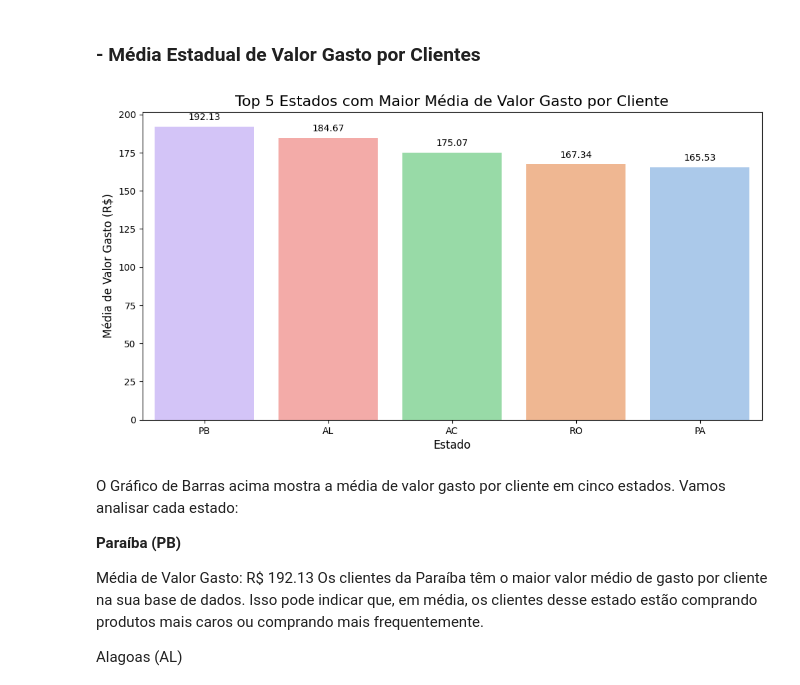
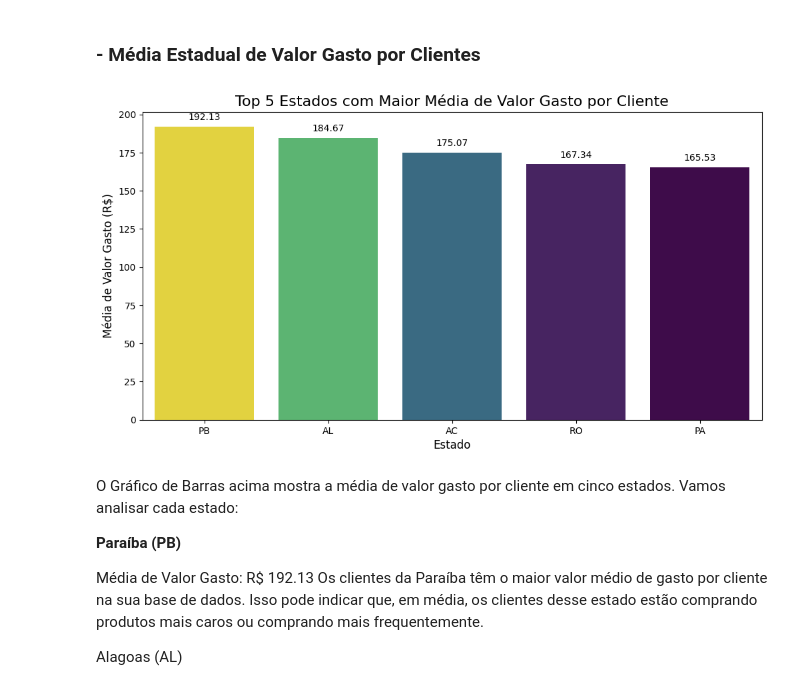
Before and after one commit to reprograma/on33-python-s14-analise-de-dados, a Jupyter notebook: Carolyne-Oliveira/para-casa/Analise_Olist.ipynb, the cells around one changed output. Cells and saved outputs as stored; diff of their text form; code cells hidden in the pictures.

```diff
--- a/Carolyne-Oliveira/para-casa/Analise_Olist.ipynb
+++ b/Carolyne-Oliveira/para-casa/Analise_Olist.ipynb
@@ -703,3 +697,12 @@ AttributeError: Can only use .dt accessor with datetimelike values
+# %%
+# Converta a coluna 'reference_date' para o formato datetime
+df_vendas_olist["reference_date"] = pd.to_datetime(df_vendas_olist["reference_date"])
+
+# Calcule o dia da semana (número de 0 a 6, onde 0 = segunda-feira)
+df_vendas_olist["day_of_week"] = df_vendas_olist["reference_date"].dt.dayofweek
+
+# Obtenha o nome do dia da semana
+df_vendas_olist["day_name"] = df_vendas_olist["reference_date"].dt.day_name()
 # %%
 #Tabela
 df_vendas_olist[(df_vendas_olist.reference_date >= "2018-01-01") & (df_vendas_olist.reference_date <= "2018-03-01")].sort_values("reference_date")[["reference_date", "day_of_week", "day_name"]].drop_duplicates()
@@ -1160,7 +1161,7 @@ top3_estados = clientes_por_estado.head(3)
 
 # Plotando o gráfico de barras
 plt.figure(figsize=(10, 6))
-ax = sns.barplot(x=top3_estados.index, y=top3_estados.values, hue=top3_estados.index, palette='pastel', legend=False)
+ax = sns.barplot(x=top3_estados.index, y=top3_estados.values, hue=top3_estados.index, palette='viridis', legend=False)
 
 # Adicionando rótulos às barras
 for p in ax.patches:
@@ -1196,7 +1197,7 @@ top3_estados = clientes_por_estado.head(3)
 
 # Plotando o gráfico de barras
 plt.figure(figsize=(10, 6))
-ax = sns.barplot(x=top3_estados.index, y=top3_estados.values, hue=top3_estados.index, palette='pastel', legend=False)
+ax = sns.barplot(x=top3_estados.index, y=top3_estados.values, hue=top3_estados.index, palette='viridis', legend=False)
 
 # Adicionando rótulos às barras
 for p in ax.patches:
@@ -1231,7 +1232,7 @@ produtos_por_categoria = produtos_por_categoria.sort_values(by='Quantidade Vendi
 
 # Plotando a distribuição por categoria (gráfico de barras)
 plt.figure(figsize=(15, 6))
-ax = sns.barplot(x='Quantidade Vendida', y='Categoria', data=produtos_por_categoria.head(10), hue='Categoria', palette='pastel')
+ax = sns.barplot(x='Quantidade Vendida', y='Categoria', data=produtos_por_categoria.head(10), hue='Categoria', palette='viridis')
 
 # Adicionando rótulos às barras
 for p in ax.patches:
@@ -1275,33 +1276,33 @@ Automotivo (4.140 unidades vendidas): A categoria automotiva reflete a compra de
 # %%
 # Verificar a média
 media_por_estado = df_vendas_olist.groupby('customer_state')['price'].mean().reset_index()
 media_por_estado.columns = ['Estado', 'Média de Valor Gasto']
 
 # Ordenando os estados pela maior média de valor gasto
 media_por_estado = media_por_estado.sort_values(by='Média de Valor Gasto', ascending=False)
 
 # Selecionando os cinco estados com a maior média de valor gasto
 top5_estados = media_por_estado.head(5)
 
 # Plotando o gráfico de barras
 plt.figure(figsize=(12, 6))
-ax = sns.barplot(x='Estado', y='Média de Valor Gasto', data=top5_estados, hue='Média de Valor Gasto', palette='pastel', legend=False)
+ax = sns.barplot(x='Estado', y='Média de Valor Gasto', data=top5_estados, hue='Média de Valor Gasto', palette='viridis', legend=False)
 
 # Adicionando rótulos às barras
 for p in ax.patches:
     ax.annotate(f'{p.get_height():,.2f}',
                 (p.get_x() + p.get_width() / 2, p.get_height()),
                 ha='center', va='bottom',
                 fontsize=10, color='black',
                 xytext=(0, 5),
                 textcoords='offset points')
 
 plt.title('Top 5 Estados com Maior Média de Valor Gasto por Cliente', fontsize=16)
 plt.xlabel('Estado', fontsize=12)
 plt.ylabel('Média de Valor Gasto (R$)', fontsize=12)
 plt.show()
 # %% [output]
-[figure, old version]
+[figure, new version]
 # %% [markdown]
 O Gráfico de Barras acima mostra a média de valor gasto por cliente em cinco estados. Vamos analisar cada estado:
 
```
Also changed, not shown: parts of 11 cells of this notebook.
